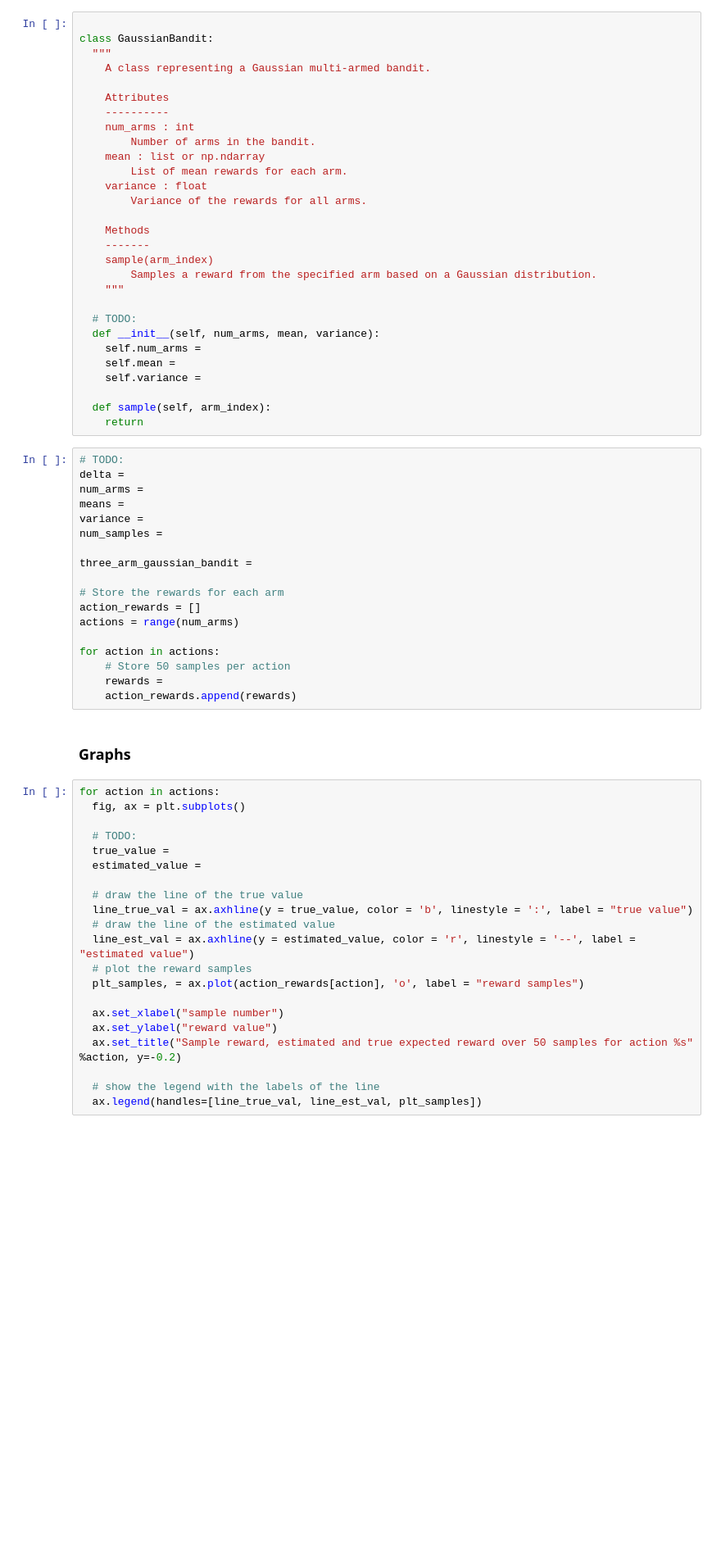
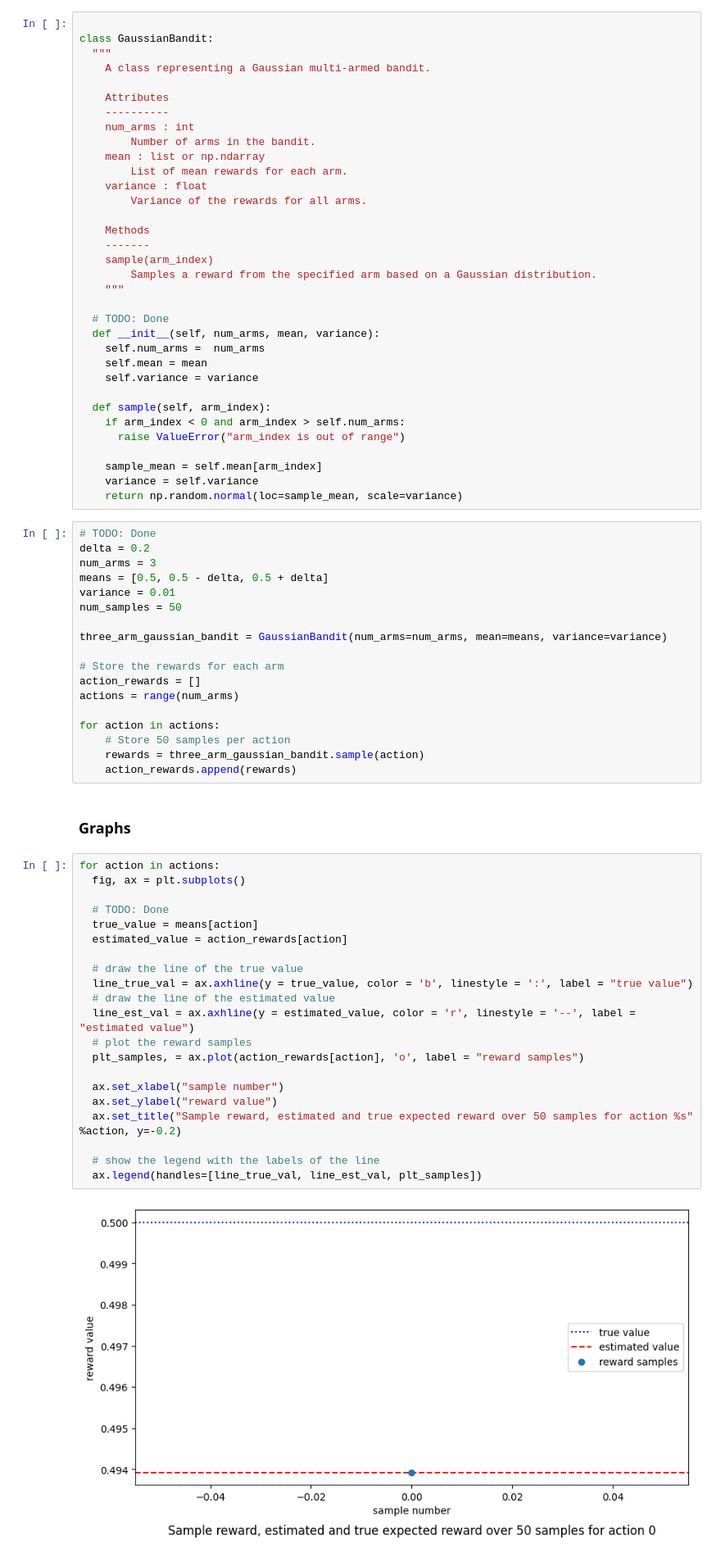
Before and after one commit to ma-nadeau/BanditAlgorithms, a Jupyter notebook: COMP579_Assignment1_sample_code.ipynb, the cells around one changed output. Shown at 82% size. Cells and saved outputs as stored; diff of their text form; blank space fills up the shorter version.

Commit message:
Q1-Done

```diff
--- a/COMP579_Assignment1_sample_code.ipynb
+++ b/COMP579_Assignment1_sample_code.ipynb
@@ -45,23 +45,28 @@ class GaussianBandit:
         Samples a reward from the specified arm based on a Gaussian distribution.
     """
 
-  # TODO:
+  # TODO: Done
   def __init__(self, num_arms, mean, variance):
-    self.num_arms =
-    self.mean =
-    self.variance =
+    self.num_arms =  num_arms
+    self.mean = mean
+    self.variance = variance
 
   def sample(self, arm_index):
-    return
+    if arm_index < 0 and arm_index > self.num_arms:
+      raise ValueError("arm_index is out of range")
+
+    sample_mean = self.mean[arm_index]
+    variance = self.variance
+    return np.random.normal(loc=sample_mean, scale=variance)
 # %%
-# TODO:
-delta =
-num_arms =
-means =
-variance =
-num_samples =
+# TODO: Done
+delta = 0.2
+num_arms = 3
+means = [0.5, 0.5 - delta, 0.5 + delta]
+variance = 0.01
+num_samples = 50
 
-three_arm_gaussian_bandit =
+three_arm_gaussian_bandit = GaussianBandit(num_arms=num_arms, mean=means, variance=variance)
 
 # Store the rewards for each arm
 action_rewards = []
@@ -69,28 +74,30 @@ actions = range(num_arms)
 
 for action in actions:
     # Store 50 samples per action
-    rewards =
+    rewards = three_arm_gaussian_bandit.sample(action)
     action_rewards.append(rewards)
 # %% [markdown]
 ### Graphs
 # %%
 for action in actions:
   fig, ax = plt.subplots()
 
-  # TODO:
-  true_value =
-  estimated_value =
+  # TODO: Done
+  true_value = means[action]
+  estimated_value = action_rewards[action]
 
   # draw the line of the true value
   line_true_val = ax.axhline(y = true_value, color = 'b', linestyle = ':', label = "true value")
   # draw the line of the estimated value
   line_est_val = ax.axhline(y = estimated_value, color = 'r', linestyle = '--', label = "estimated value")
   # plot the reward samples
   plt_samples, = ax.plot(action_rewards[action], 'o', label = "reward samples")
 
   ax.set_xlabel("sample number")
   ax.set_ylabel("reward value")
   ax.set_title("Sample reward, estimated and true expected reward over 50 samples for action %s" %action, y=-0.2)
 
   # show the legend with the labels of the line
   ax.legend(handles=[line_true_val, line_est_val, plt_samples])
+# %% [output]
+[figure, added]
```
Also changed, not shown: parts of 1 cell of this notebook.
